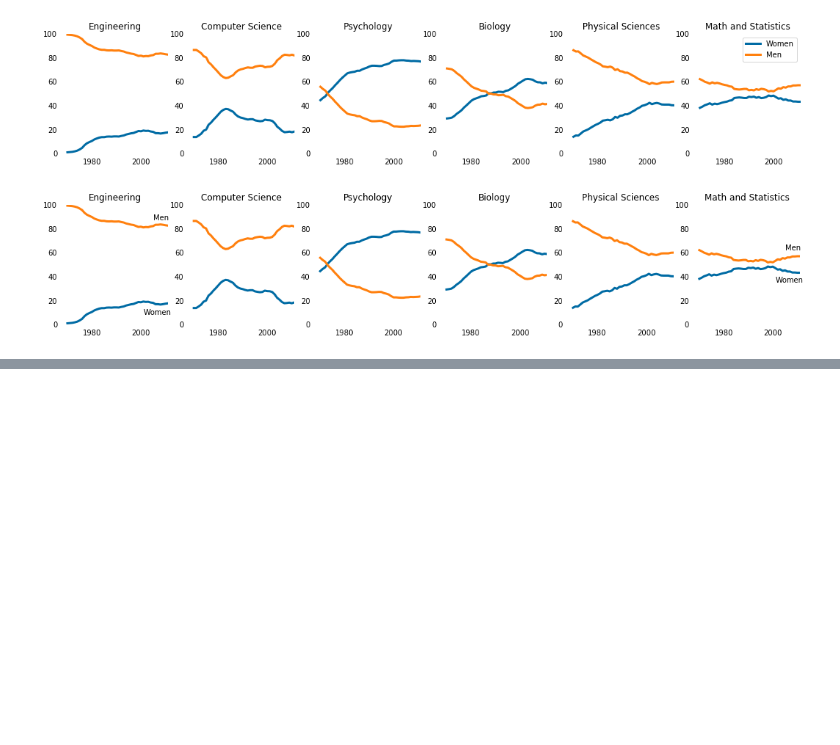
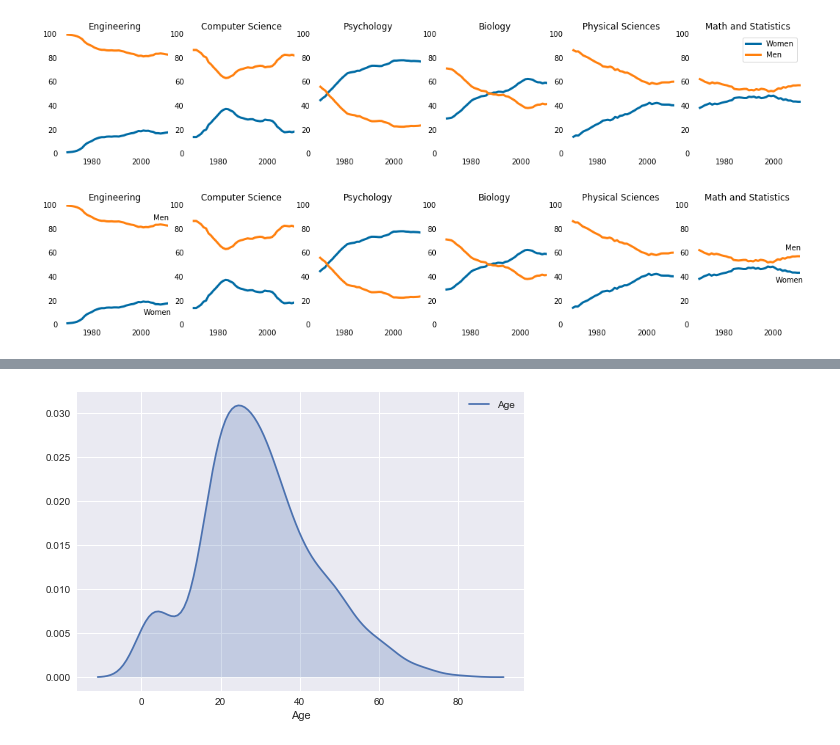
Before and after one commit to freena22/exploring-datasets, a Jupyter notebook: Storytelling_Aesthetics_Data.ipynb, the cells around one changed output, grey strips where cells are left out. Saved outputs shown, nothing was run; the diff lists cells and outputs as text; code cells hidden in the pictures; blank space fills up the shorter version.

```diff
--- a/Storytelling_Aesthetics_Data.ipynb
+++ b/Storytelling_Aesthetics_Data.ipynb
@@ -203,0 +240,6 @@ plt.show()
+# %%
+sns.kdeplot(titanic['Age'], shade=True)  # add the shade
+plt.xlabel('Age')
+plt.show()
+# %% [output]
+[figure, added]
```
Also changed, not shown: parts of 23 cells of this notebook.
